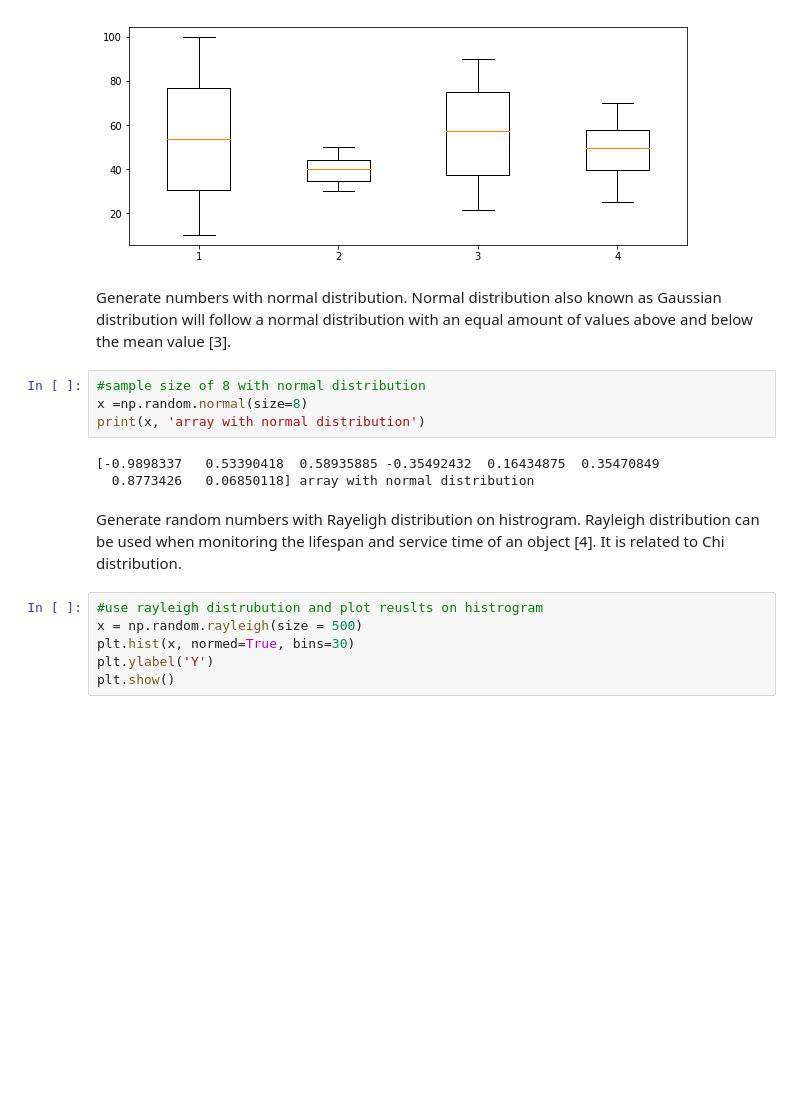
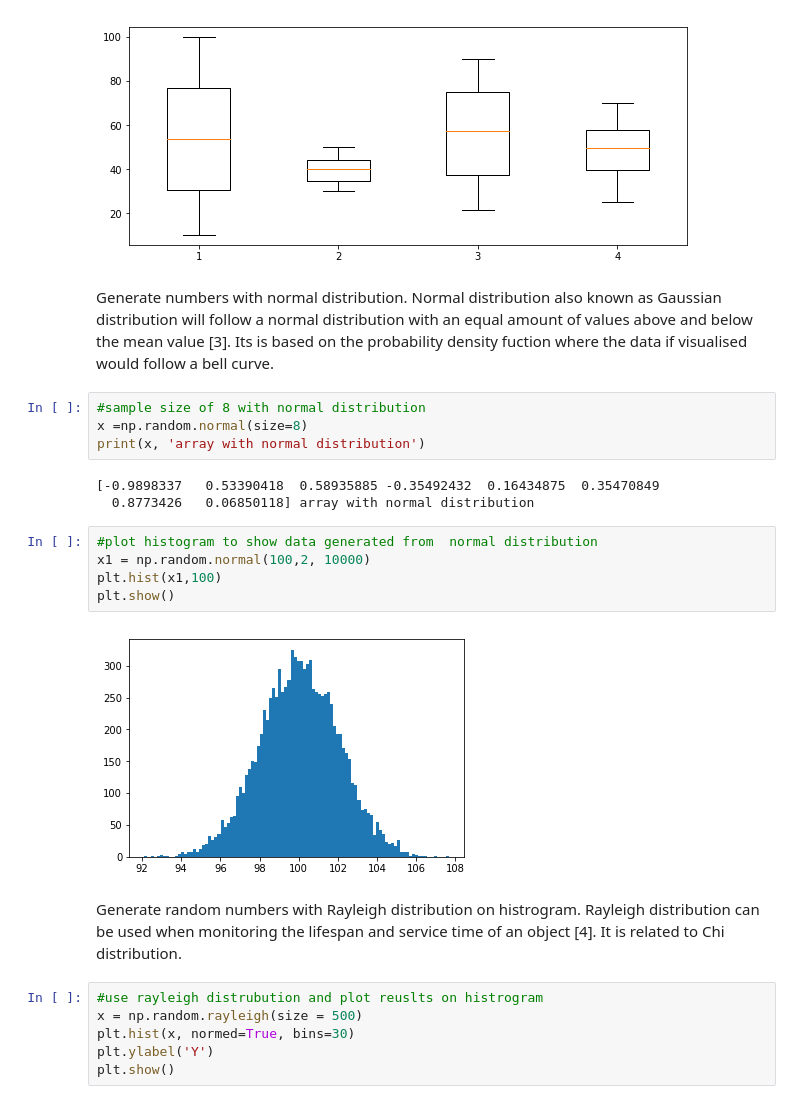
Before and after one commit to GregFee/Program-Numpy, a Jupyter notebook: Programming for Data Analysis Assignment1.ipynb, the cells around one changed output. Drawn from its saved outputs; the diff is of its cells as text; blank space fills up the shorter version.

Commit message:
normal dis

```diff
--- a/Programming for Data Analysis Assignment1.ipynb
+++ b/Programming for Data Analysis Assignment1.ipynb
@@ -129,7 +129,7 @@ plt.show()
 # %% [output]
 [figure]
 # %% [markdown]
-Generate numbers with normal distribution. Normal distribution also known as Gaussian distribution will follow a normal distribution with an equal amount of values above and below the mean value [3].
+Generate numbers with normal distribution. Normal distribution also known as Gaussian distribution will follow a normal distribution with an equal amount of values above and below the mean value [3]. Its is based on the probability density fuction where the data if visualised would follow a bell curve.
 # %%
 #sample size of 8 with normal distribution
 x =np.random.normal(size=8)
@@ -137,8 +137,15 @@ print(x, 'array with normal distribution')
 # %% [output]
 [-0.9898337   0.53390418  0.58935885 -0.35492432  0.16434875  0.35470849
   0.8773426   0.06850118] array with normal distribution
+# %%
+#plot histogram to show data generated from  normal distribution
+x1 = np.random.normal(100,2, 10000)
+plt.hist(x1,100)
+plt.show()
+# %% [output]
+[figure, added]
 # %% [markdown]
-Generate random numbers with Rayeligh distribution on histrogram. Rayleigh distribution can be used when monitoring the lifespan and service time of an object [4]. It is related to Chi distribution.
+Generate random numbers with Rayleigh distribution on histrogram. Rayleigh distribution can be used when monitoring the lifespan and service time of an object [4]. It is related to Chi distribution.
 # %%
 #use rayleigh distrubution and plot reuslts on histrogram
 x = np.random.rayleigh(size = 500)
```
Also changed, not shown: parts of 8 cells of this notebook.
